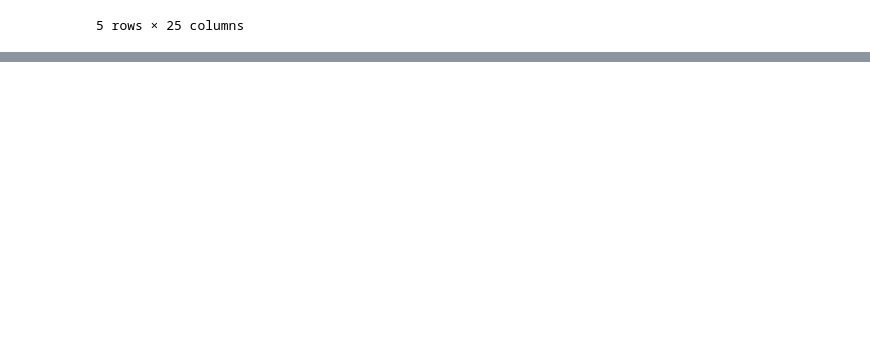
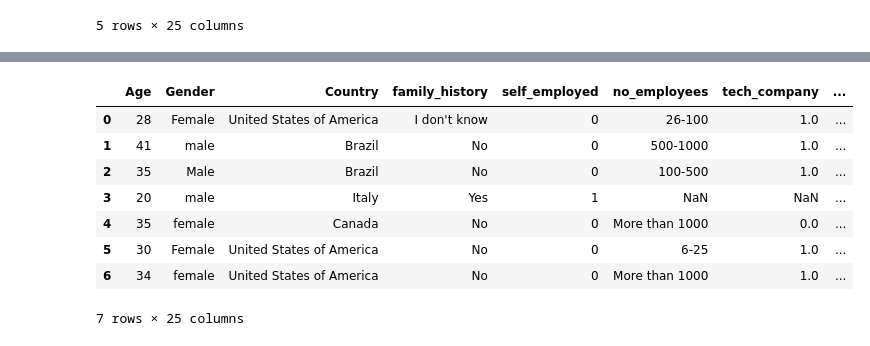
Before and after one commit to JH-Y-324/first-repository, a Jupyter notebook: surveys.ipynb, the cells around one changed output, grey strips where cells are left out. Drawn from its saved outputs; the diff is of its cells as text; code cells hidden in the pictures; blank space fills up the shorter version.

```diff
--- a/surveys.ipynb
+++ b/surveys.ipynb
@@ -349,0 +503,11 @@ files.download('df_combined.csv')
+# %%
+# df2021 열 이름에서 HTML 태그 제거
+df2021.columns = [remove_html_tags(col) for col in df2021.columns]
+
+# 2. rename_2021의 키와 df2021.columns 비교
+missing_columns = [col for col in rename_2021.keys() if col not in df2021.columns]
+existing_columns = [col for col in rename_2021.keys() if col in df2021.columns]
+
+# 3. 출력
+print("Missing Columns:", missing_columns)
+print("Existing Columns:", existing_columns)
@@ -349,0 +517,4 @@ files.download('df_combined.csv')
+# %%
+df2021_filtered = df2021[existing_columns]
+
+df2021_filtered.head()
@@ -349,0 +529,16 @@ files.download('df_combined.csv')
+# %%
+
+df2021_filtered = df2021_filtered.rename(columns=rename_2021)
+
+# 결과 확인
+df2021_filtered.head(7)
+# %% [output]
+|  | Age | Gender | Country | family_history | self_employed | no_employees | tech_company | ... |
+| 0 | 28 | Female | United States of America | I don't know | 0 | 26-100 | 1.0 | ... |
+| 1 | 41 | male | Brazil | No | 0 | 500-1000 | 1.0 | ... |
+| 2 | 35 | Male | Brazil | No | 0 | 100-500 | 1.0 | ... |
+| 3 | 20 | male | Italy | Yes | 1 | NaN | NaN | ... |
+| 4 | 35 | female | Canada | No | 0 | More than 1000 | 0.0 | ... |
+| 5 | 30 | Female | United States of America | No | 0 | 6-25 | 1.0 | ... |
+| 6 | 34 | female | United States of America | No | 0 | More than 1000 | 1.0 | ... |
+7 rows × 25 columns
```
Also changed, not shown: parts of 18 cells of this notebook.
